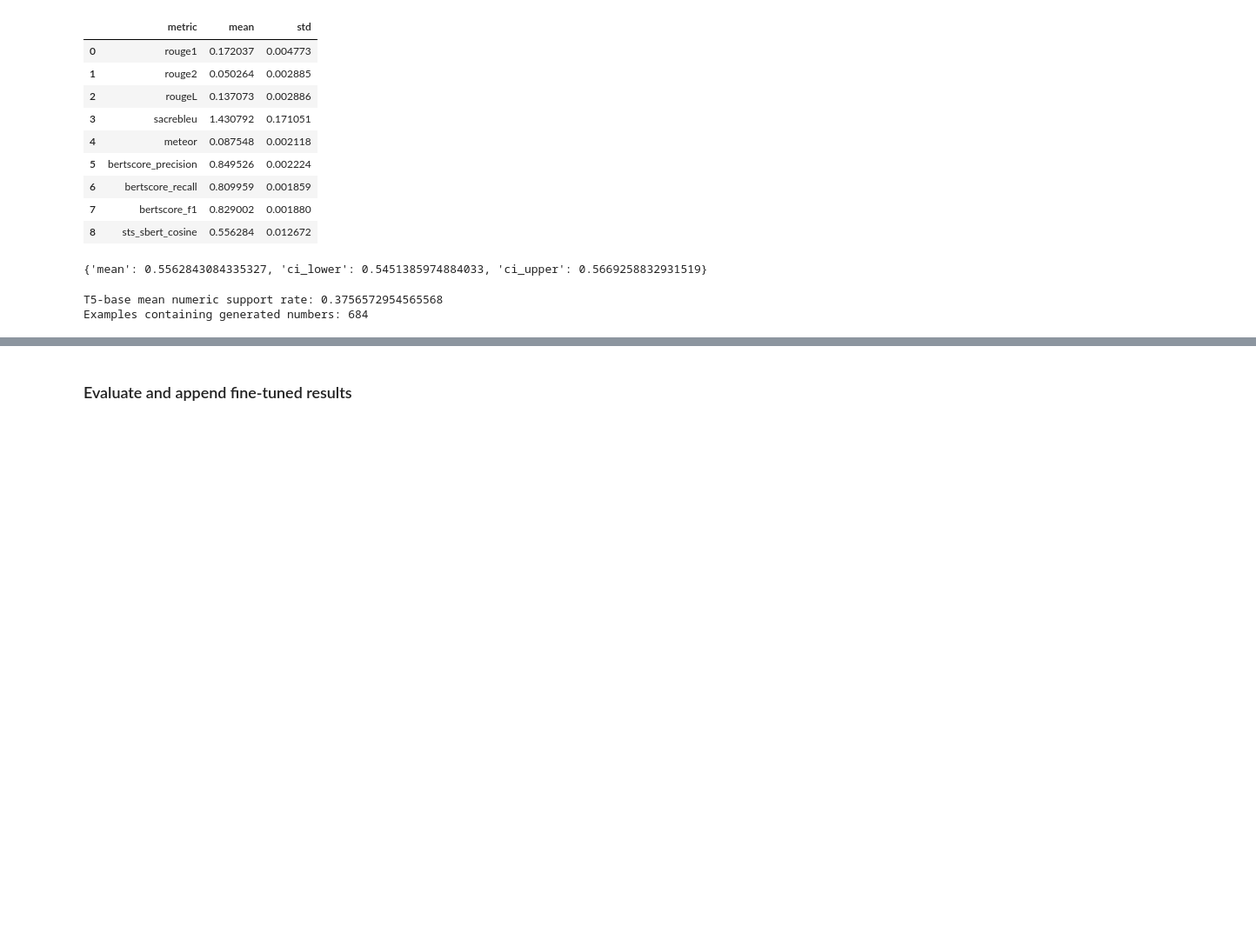
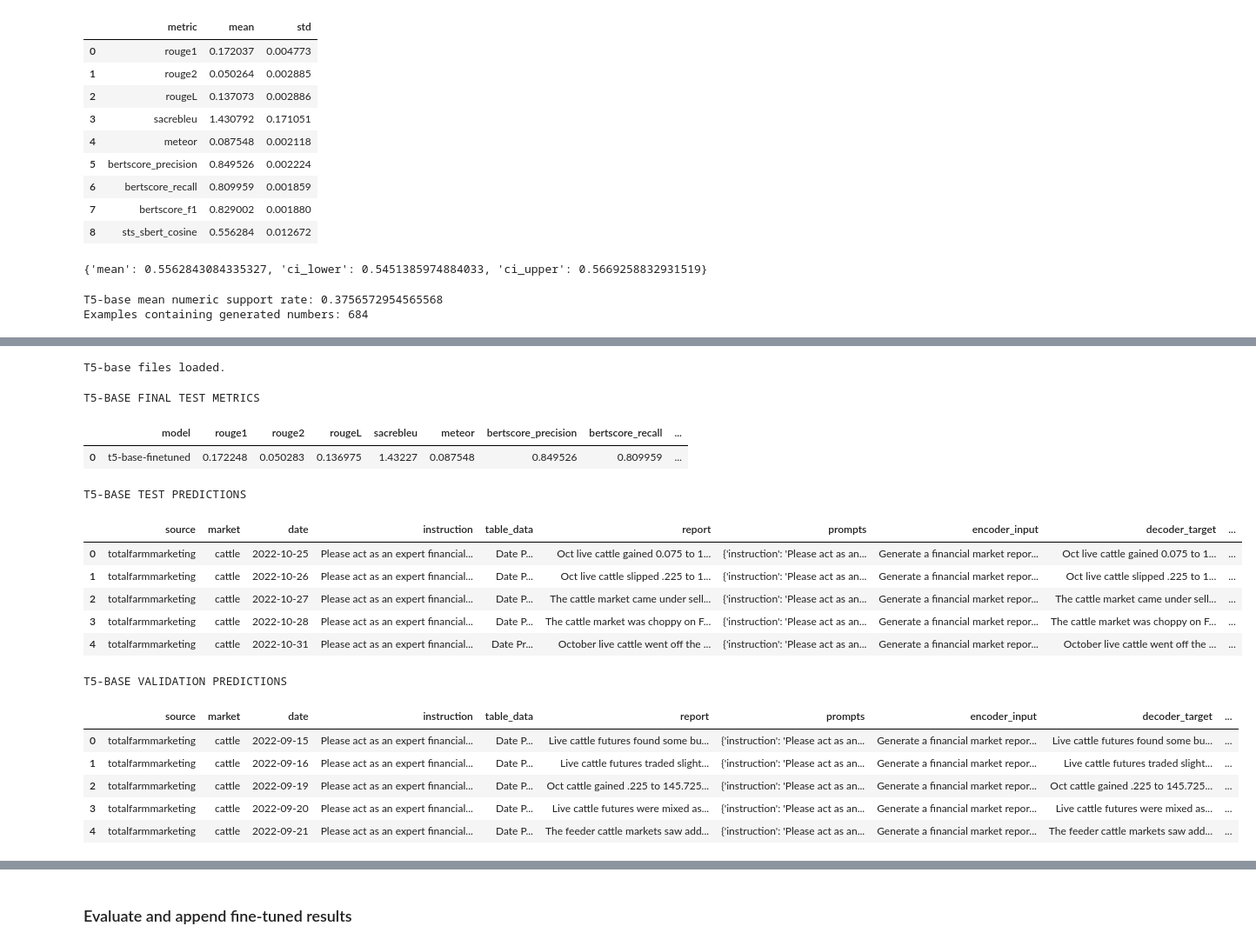
Before and after one commit to sidsridhar0/266-final-project, a Jupyter notebook: model_T5_kfold.ipynb, the cells around one changed output, grey strips where cells are left out. Shown at 87% size. Saved outputs shown, nothing was run; the diff lists cells and outputs as text; code cells hidden in the pictures; blank space fills up the shorter version.

```diff
--- a/model_T5_kfold.ipynb
+++ b/model_T5_kfold.ipynb
@@ -1783,0 +1954,37 @@ Examples containing generated numbers: 684
+# %%
+# ============================================================
+# LOAD T5-BASE RESULTS
+# ============================================================
+t5_base_test_df = pd.read_csv(os.path.join(BASE_DIR,"t5_base_finetuned_test_predictions.csv"))
+t5_base_metrics_df = pd.read_csv(os.path.join(BASE_DIR,"t5_base_finetuned_metrics.csv"))
+t5_base_val_df = pd.read_csv(os.path.join(BASE_DIR,"t5_base_validation_predictions.csv"))
+print("T5-base files loaded.")
+# %% [output]
+T5-base files loaded.
+# %%
+print("T5-BASE FINAL TEST METRICS")
+display(t5_base_metrics_df)
+
+print("\nT5-BASE TEST PREDICTIONS")
+display(t5_base_test_df.head())
+
+print("\nT5-BASE VALIDATION PREDICTIONS")
+display(t5_base_val_df.head())
+# %% [output]
+T5-BASE FINAL TEST METRICS
+|  | model | rouge1 | rouge2 | rougeL | sacrebleu | meteor | bertscore_precision | bertscore_recall | ... |
+| 0 | t5-base-finetuned | 0.172248 | 0.050283 | 0.136975 | 1.43227 | 0.087548 | 0.849526 | 0.809959 | ... |
+T5-BASE TEST PREDICTIONS
+|  | source | market | date | instruction | table_data | report | prompts | encoder_input | decoder_target | ... |
+| 0 | totalfarmmarketing | cattle | 2022-10-25 | Please act as an expert financial... | Date P... | Oct live cattle gained 0.075 to 1... | {'instruction': 'Please act as an... | Generate a financial market repor... | Oct live cattle gained 0.075 to 1... | ... |
+| 1 | totalfarmmarketing | cattle | 2022-10-26 | Please act as an expert financial... | Date P... | Oct live cattle slipped .225 to 1... | {'instruction': 'Please act as an... | Generate a financial market repor... | Oct live cattle slipped .225 to 1... | ... |
+| 2 | totalfarmmarketing | cattle | 2022-10-27 | Please act as an expert financial... | Date P... | The cattle market came under sell... | {'instruction': 'Please act as an... | Generate a financial market repor... | The cattle market came under sell... | ... |
+| 3 | totalfarmmarketing | cattle | 2022-10-28 | Please act as an expert financial... | Date P... | The cattle market was choppy on F... | {'instruction': 'Please act as an... | Generate a financial market repor... | The cattle market was choppy on F... | ... |
+| 4 | totalfarmmarketing | cattle | 2022-10-31 | Please act as an expert financial... | Date Pr... | October live cattle went off the ... | {'instruction': 'Please act as an... | Generate a financial market repor... | October live cattle went off the ... | ... |
+T5-BASE VALIDATION PREDICTIONS
+|  | source | market | date | instruction | table_data | report | prompts | encoder_input | decoder_target | ... |
+| 0 | totalfarmmarketing | cattle | 2022-09-15 | Please act as an expert financial... | Date P... | Live cattle futures found some bu... | {'instruction': 'Please act as an... | Generate a financial market repor... | Live cattle futures found some bu... | ... |
+| 1 | totalfarmmarketing | cattle | 2022-09-16 | Please act as an expert financial... | Date P... | Live cattle futures traded slight... | {'instruction': 'Please act as an... | Generate a financial market repor... | Live cattle futures traded slight... | ... |
+| 2 | totalfarmmarketing | cattle | 2022-09-19 | Please act as an expert financial... | Date P... | Oct cattle gained .225 to 145.725... | {'instruction': 'Please act as an... | Generate a financial market repor... | Oct cattle gained .225 to 145.725... | ... |
+| 3 | totalfarmmarketing | cattle | 2022-09-20 | Please act as an expert financial... | Date P... | Live cattle futures were mixed as... | {'instruction': 'Please act as an... | Generate a financial market repor... | Live cattle futures were mixed as... | ... |
+| 4 | totalfarmmarketing | cattle | 2022-09-21 | Please act as an expert financial... | Date P... | The feeder cattle markets saw add... | {'instruction': 'Please act as an... | Generate a financial market repor... | The feeder cattle markets saw add... | ... |
```
Also changed, not shown: parts of 36 cells of this notebook.
